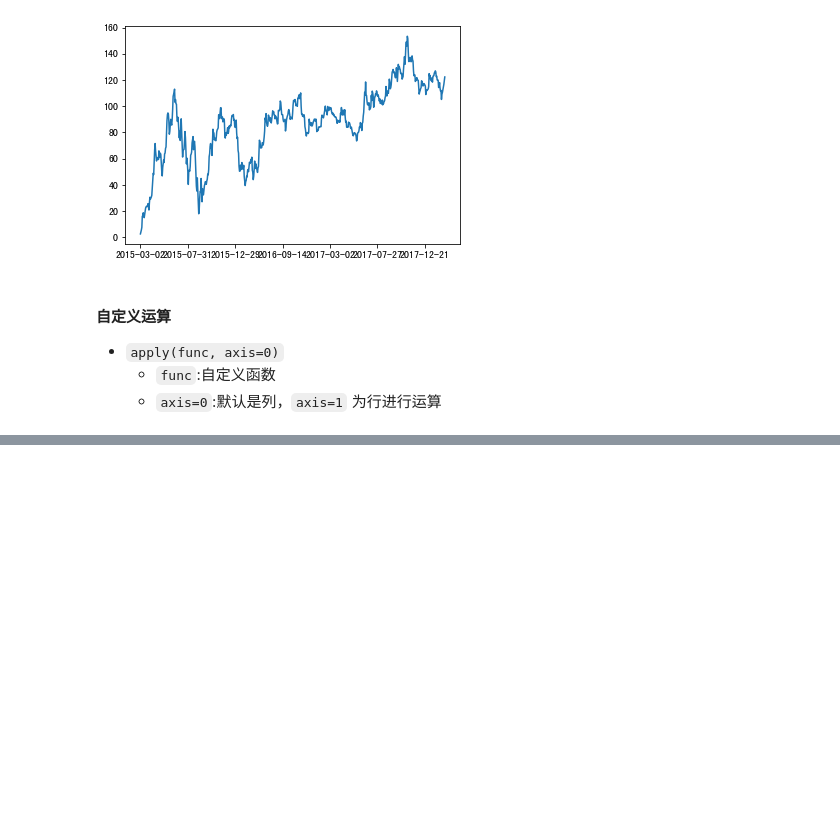
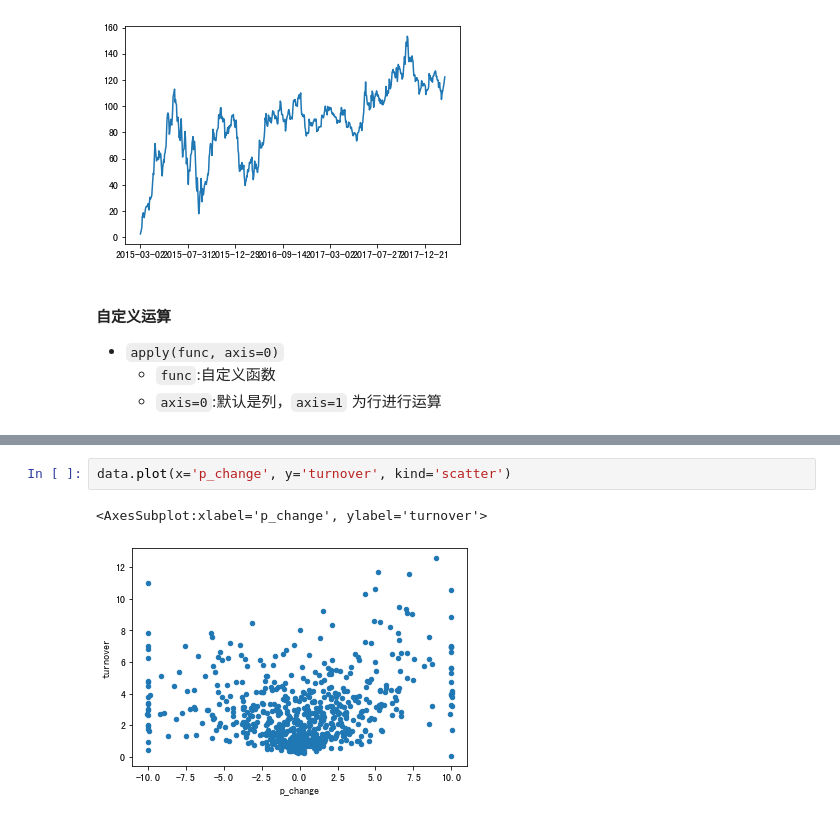
Before and after one commit to NekoSilverFox/Data-Mining, a Jupyter notebook: 003 - Pandas/Pandas.ipynb, the cells around one changed output, grey strips where cells are left out. Saved outputs shown, nothing was run; the diff lists cells and outputs as text; blank space fills up the shorter version.

```diff
--- a/003 - Pandas/Pandas.ipynb
+++ b/003 - Pandas/Pandas.ipynb
@@ -825,0 +860,5 @@ data[['open', 'close']].apply(lambda x: x.max() - x.min(), axis=0)
+# %%
+data.plot(x='p_change', y='turnover', kind='scatter')
+# %% [output]
+<AxesSubplot:xlabel='p_change', ylabel='turnover'>
+[figure, added]
```
Also changed, not shown: parts of 4 cells of this notebook, 2 other files.
